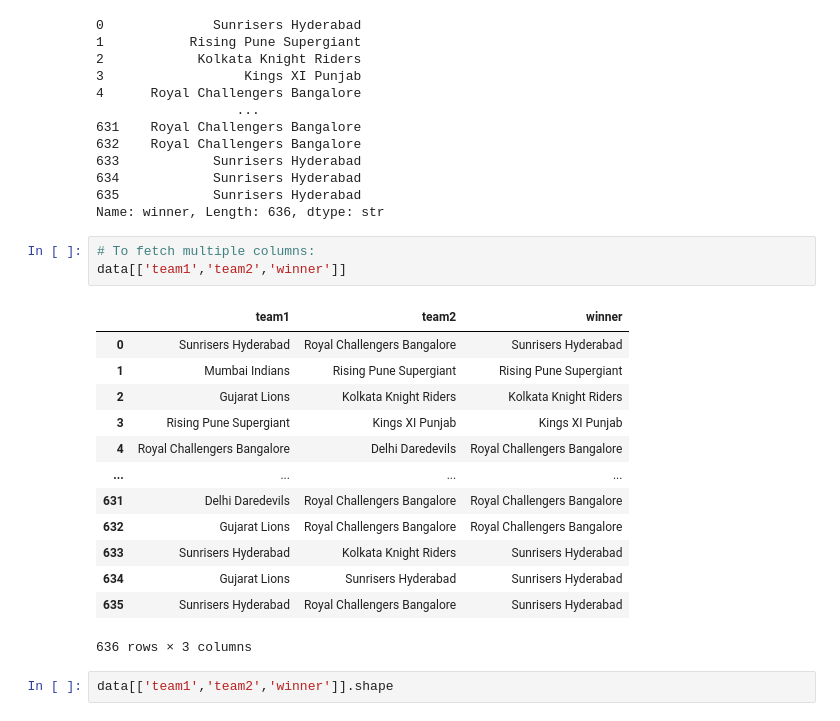
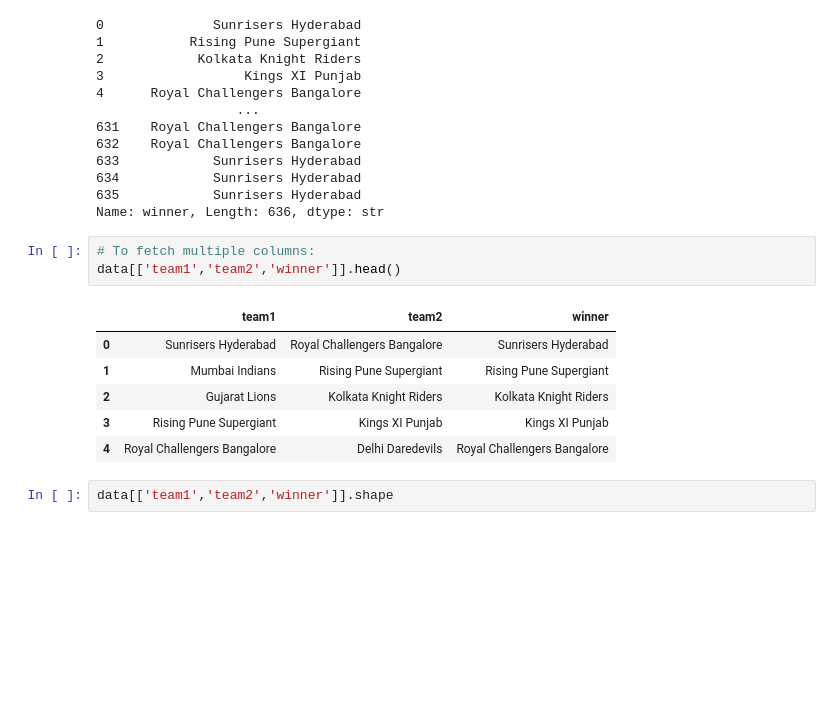
Before and after one commit to omyadav-ml/Daily-Learning, a Jupyter notebook: Python Notebook/Pandas/pandas.ipynb, the cells around one changed output. Cells and saved outputs as stored; diff of their text form; blank space fills up the shorter version.

```diff
--- a/Python Notebook/Pandas/pandas.ipynb
+++ b/Python Notebook/Pandas/pandas.ipynb
@@ -133,21 +133,14 @@ data['winner']
 Name: winner, Length: 636, dtype: str
 # %%
 # To fetch multiple columns:
-data[['team1','team2','winner']]
+data[['team1','team2','winner']].head()
 # %% [output]
 |  | team1 | team2 | winner |
 | 0 | Sunrisers Hyderabad | Royal Challengers Bangalore | Sunrisers Hyderabad |
 | 1 | Mumbai Indians | Rising Pune Supergiant | Rising Pune Supergiant |
 | 2 | Gujarat Lions | Kolkata Knight Riders | Kolkata Knight Riders |
 | 3 | Rising Pune Supergiant | Kings XI Punjab | Kings XI Punjab |
 | 4 | Royal Challengers Bangalore | Delhi Daredevils | Royal Challengers Bangalore |
-| ... | ... | ... | ... |
-| 631 | Delhi Daredevils | Royal Challengers Bangalore | Royal Challengers Bangalore |
-| 632 | Gujarat Lions | Royal Challengers Bangalore | Royal Challengers Bangalore |
-| 633 | Sunrisers Hyderabad | Kolkata Knight Riders | Sunrisers Hyderabad |
-| 634 | Gujarat Lions | Sunrisers Hyderabad | Sunrisers Hyderabad |
-| 635 | Sunrisers Hyderabad | Royal Challengers Bangalore | Sunrisers Hyderabad |
-636 rows × 3 columns
 # %%
 data[['team1','team2','winner']].shape
 # %% [output]
```
Also changed, not shown: parts of 6 cells of this notebook.
